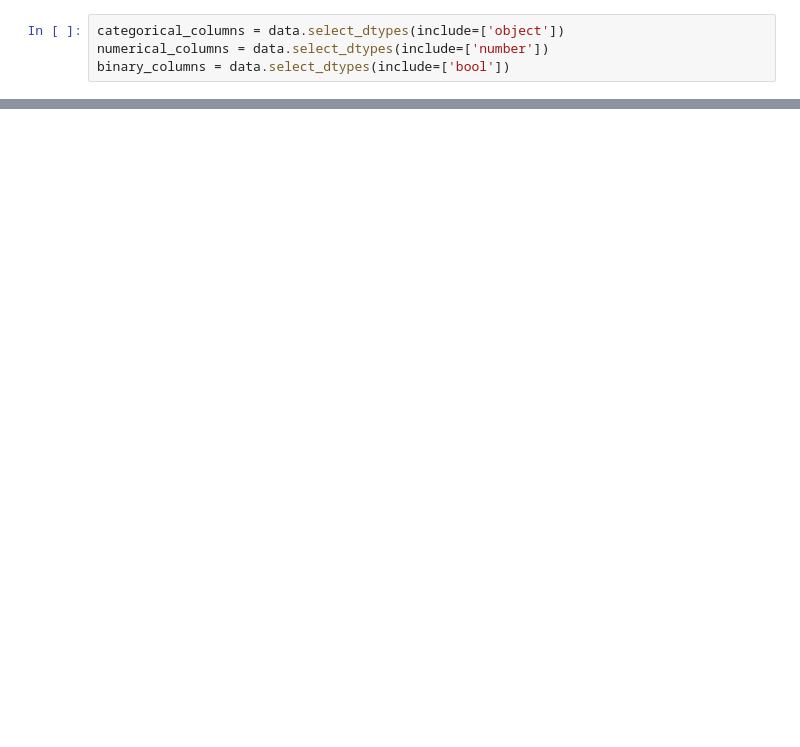
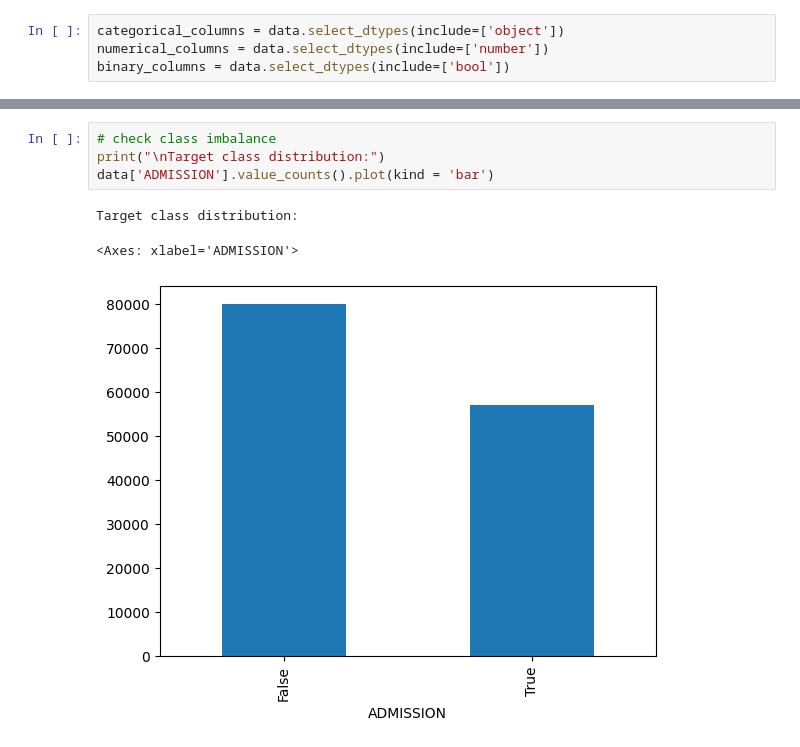
Before and after one commit to DiegoGarciaFrade/ResponsibleAI_G1, a Jupyter notebook: project/data_exploration.ipynb, the cells around one changed output, grey strips where cells are left out. Saved outputs shown, nothing was run; the diff lists cells and outputs as text; blank space fills up the shorter version.

Commit message:
full data exploration

```diff
--- a/project/data_exploration.ipynb
+++ b/project/data_exploration.ipynb
@@ -68,0 +132,8 @@ binary_columns = data.select_dtypes(include=['bool'])
+# %%
+# check class imbalance
+print("\nTarget class distribution:")
+data['ADMISSION'].value_counts().plot(kind = 'bar')
+# %% [output]
+Target class distribution:
+<Axes: xlabel='ADMISSION'>
+[figure, added]
```
Also changed, not shown: parts of 10 cells of this notebook.
